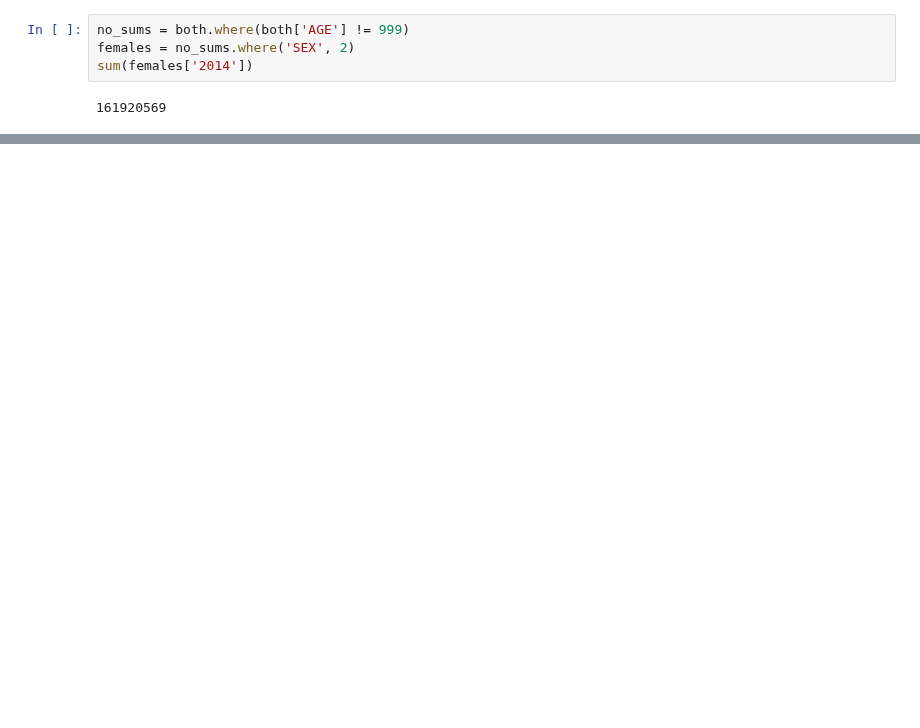
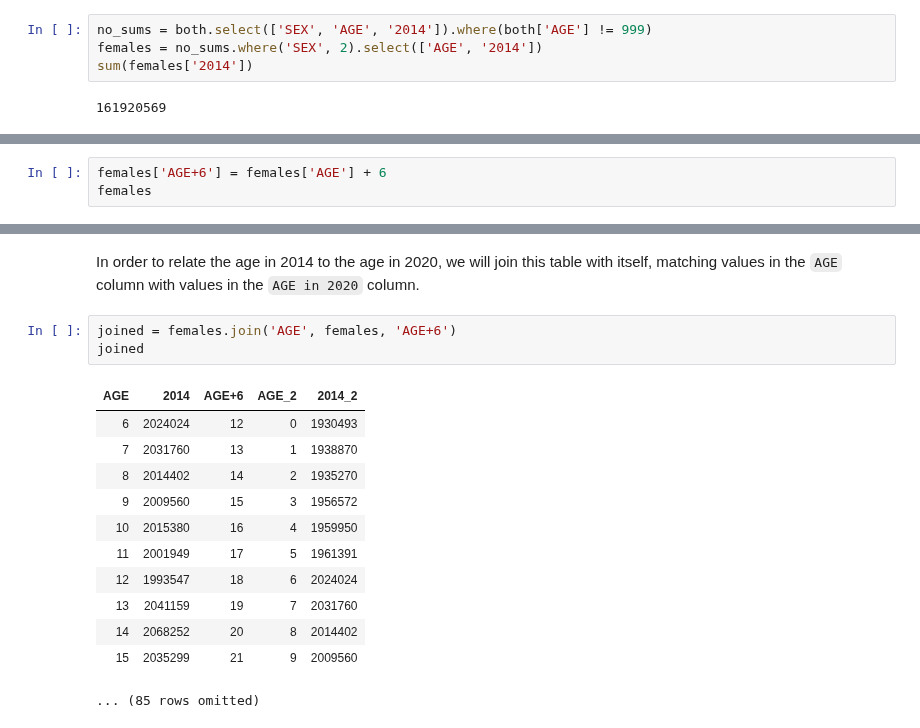
Before and after one commit to data-8/data-8.github.io, a Jupyter notebook: text/examples/Tables.ipynb, the cells around one changed output, grey strips where cells are left out. Saved outputs shown, nothing was run; the diff lists cells and outputs as text; blank space fills up the shorter version.

Commit message:
table updates

```diff
--- a/text/examples/Tables.ipynb
+++ b/text/examples/Tables.ipynb
@@ -210,6 +230,6 @@ Many of the same ages appear for both males (`1`) and females (`2`), and most ar
 # %%
-no_sums = both.where(both['AGE'] != 999)
-females = no_sums.where('SEX', 2)
+no_sums = both.select(['SEX', 'AGE', '2014']).where(both['AGE'] != 999)
+females = no_sums.where('SEX', 2).select(['AGE', '2014'])
 sum(females['2014'])
 # %% [output]
 161920569
@@ -215,0 +274,3 @@ sum(females['2014'])
+# %%
+females['AGE+6'] = females['AGE'] + 6
+females
@@ -215,0 +290,18 @@ sum(females['2014'])
+# %% [markdown]
+In order to relate the age in 2014 to the age in 2020, we will join this table with itself, matching values in the `AGE` column with values in the `AGE in 2020` column.
+# %%
+joined = females.join('AGE', females, 'AGE+6')
+joined
+# %% [output]
+| AGE | 2014 | AGE+6 | AGE_2 | 2014_2 |
+| 6 | 2024024 | 12 | 0 | 1930493 |
+| 7 | 2031760 | 13 | 1 | 1938870 |
+| 8 | 2014402 | 14 | 2 | 1935270 |
+| 9 | 2009560 | 15 | 3 | 1956572 |
+| 10 | 2015380 | 16 | 4 | 1959950 |
+| 11 | 2001949 | 17 | 5 | 1961391 |
+| 12 | 1993547 | 18 | 6 | 2024024 |
+| 13 | 2041159 | 19 | 7 | 2031760 |
+| 14 | 2068252 | 20 | 8 | 2014402 |
+| 15 | 2035299 | 21 | 9 | 2009560 |
+... (85 rows omitted)
```
Also changed, not shown: parts of 16 cells of this notebook, 3 other files.
